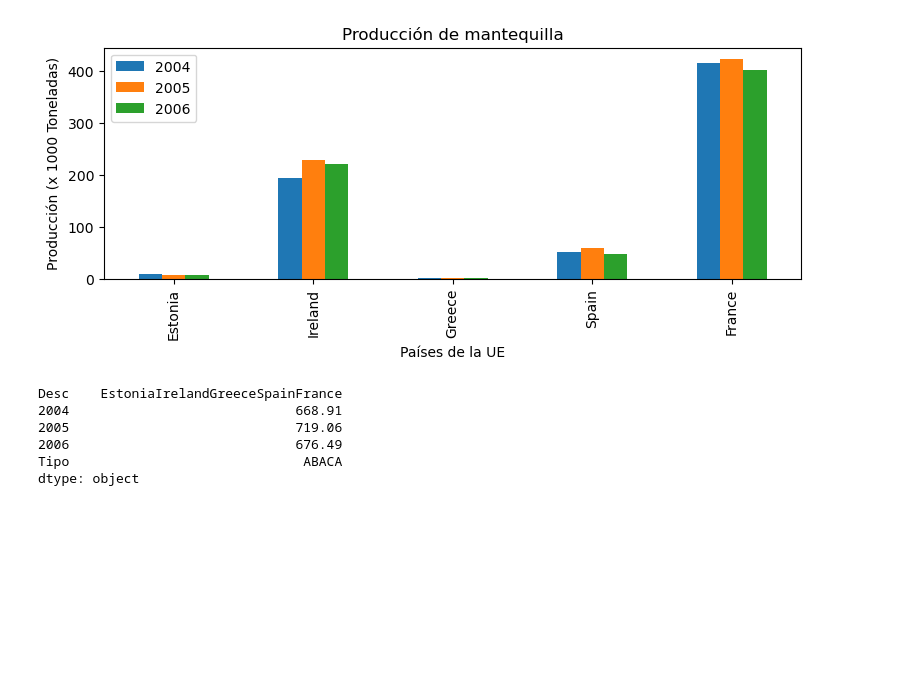
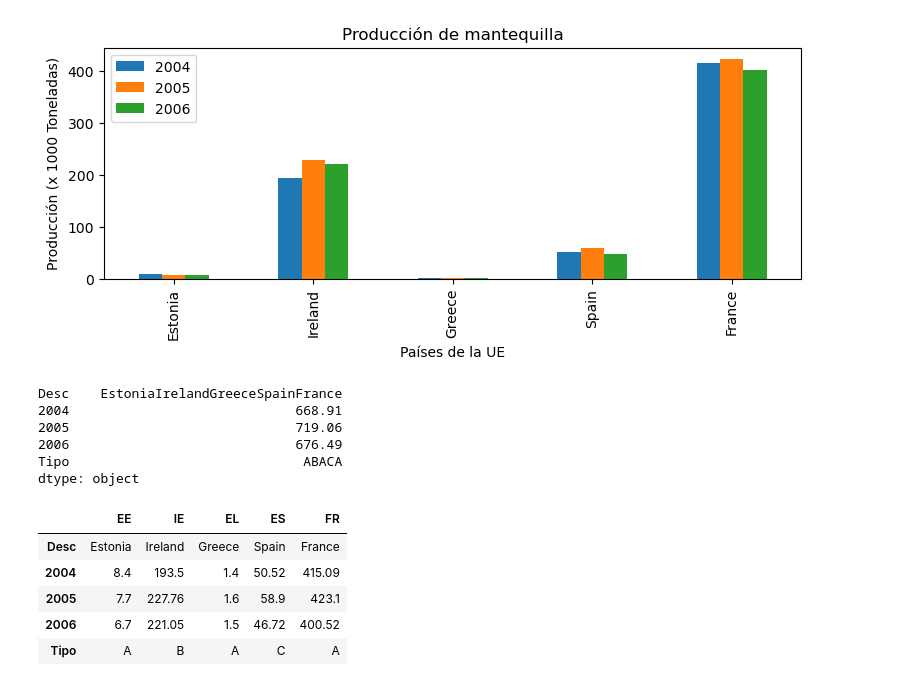
Before and after one commit to HackingSecurity/PYTHON--MIN, a Jupyter notebook: 2-PYTHON/3-WORKSPACE/2-Series-DataFrames/2-dataframe.ipynb, the cells around one changed output. Drawn from its saved outputs; the diff is of its cells as text; code cells hidden in the pictures; blank space fills up the shorter version.

```diff
--- a/2-PYTHON/3-WORKSPACE/2-Series-DataFrames/2-dataframe.ipynb
+++ b/2-PYTHON/3-WORKSPACE/2-Series-DataFrames/2-dataframe.ipynb
@@ -122,4 +122,13 @@ Desc    EstoniaIrelandGreeceSpainFrance
 Tipo                              ABACA
 dtype: object
 # %%
-#transponer mi tabla
+#transponer mi tabla  ( cambiar filas por columnas)
+
+tabla3.T
+# %% [output]
+|  | EE | IE | EL | ES | FR |
+| Desc | Estonia | Ireland | Greece | Spain | France |
+| 2004 | 8.4 | 193.5 | 1.4 | 50.52 | 415.09 |
+| 2005 | 7.7 | 227.76 | 1.6 | 58.9 | 423.1 |
+| 2006 | 6.7 | 221.05 | 1.5 | 46.72 | 400.52 |
+| Tipo | A | B | A | C | A |
```
Also changed, not shown: 3 other files.
